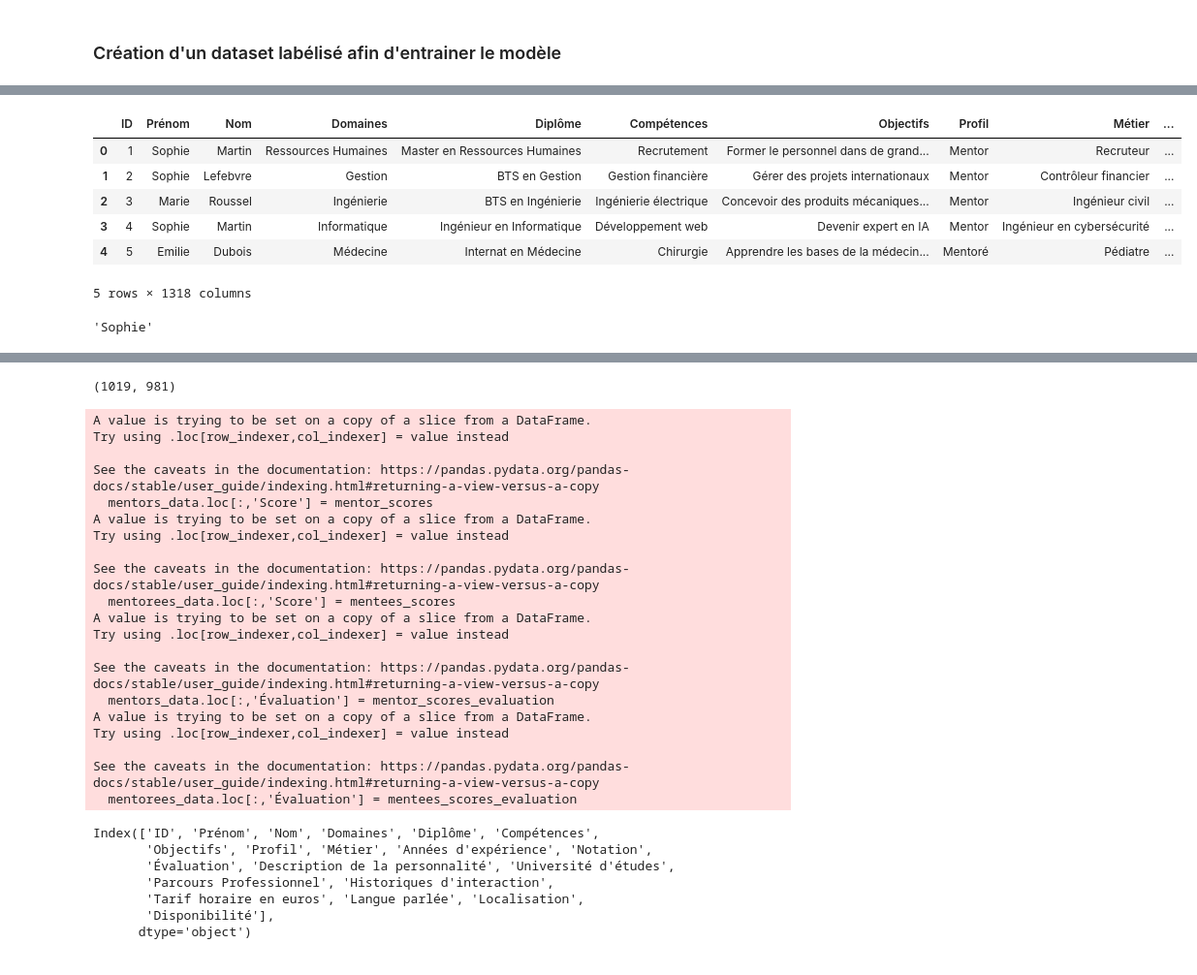
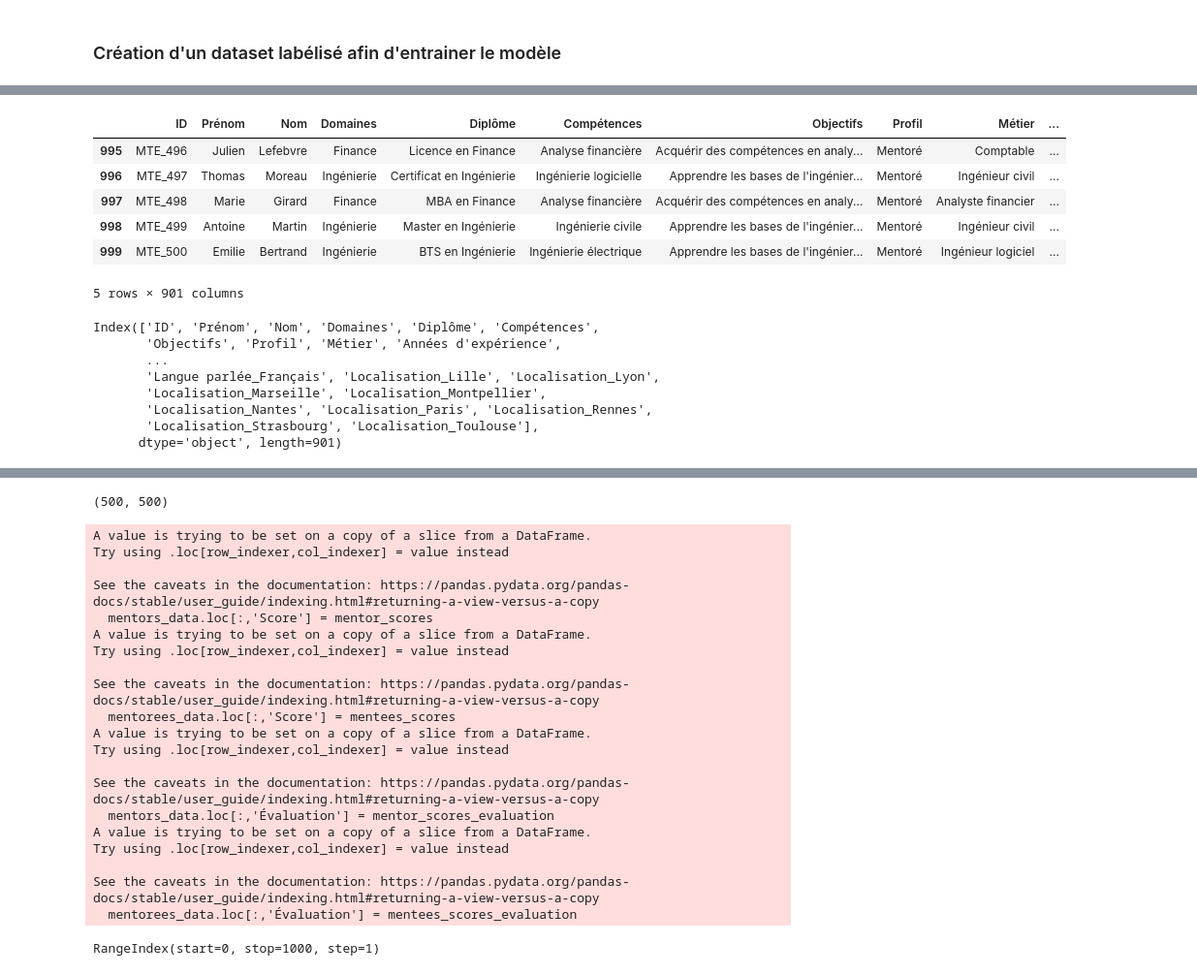
Before and after one commit to MariefloChm/Projet_intensif, a Jupyter notebook: generate_data.ipynb, the cells around one changed output, grey strips where cells are left out. Shown at 97% size. Cells and saved outputs as stored; diff of their text form; code cells hidden in the pictures.

Commit message:
creating matching data and matrix score

```diff
--- a/generate_data.ipynb
+++ b/generate_data.ipynb
@@ -224,5 +229,5 @@ SyntaxError: invalid syntax (2347870419.py, line 214)
 # %%
-df = pd.read_csv('dataset_mentoring_100_domains_coherent.csv')
+df = pd.read_csv('full_dataset.csv')
 data_size = min(len(df[df["Profil"]=="Mentor"]), len(df[df["Profil"]=="Mentoré"]))
 print(data_size)
 # %% [output]
@@ -301,8 +313,8 @@ df.head()
 # %%
 # df_work = df[['Prénom','Nom','Compétences', 'Objectifs', 'Diplôme','Profil']]
 df_work = df.copy()
-num_feat=list(col for col in df_work.drop(columns=["ID","Notation","Évaluation"]).select_dtypes(include=["int","float"]).columns)
-text_feat = [ col for col in df_work.drop(columns=["Prénom","Nom"]).select_dtypes(exclude=["int","float"]).columns]
+num_feat=list(col for col in df_work.drop(columns=["Notation"]).select_dtypes(include=["int","float"]).columns)
+text_feat = [ col for col in df_work.drop(columns=["ID","Prénom","Nom"]).select_dtypes(exclude=["int","float"]).columns]
 # print(text_feat)
 
 
@@ -310,8 +322,8 @@ text_feat = [ col for col in df_work.drop(columns=["Prénom","Nom"]).select_dtyp
 encoder = OneHotEncoder(sparse=False, drop='first')
 # encoder.get
 encoded_features = encoder.fit_transform(df_work[text_feat])
-scaler = MinMaxScaler()
-df_work[num_feat] = scaler.fit_transform(df_work[num_feat])
+# scaler = MinMaxScaler()
+# df_work[num_feat] = scaler.fit_transform(df_work[num_feat])
 
 # Créer un DataFrame avec les caractéristiques encodées
 encoded_df = pd.DataFrame(encoded_features, columns=encoder.get_feature_names_out(text_feat))
@@ -322,19 +334,26 @@ encoded_df = pd.DataFrame(encoded_features, columns=encoder.get_feature_names_ou
 # Concaténer les caractéristiques encodées avec les données mentor et mentoré
 combined_data_encoded = pd.concat([df_work, encoded_df], axis=1)
 # %%
-combined_data_encoded.head()
+combined_data_encoded.tail()
 # %% [output]
 |  | ID | Prénom | Nom | Domaines | Diplôme | Compétences | Objectifs | Profil | Métier | ... |
-| 0 | 1 | Sophie | Martin | Ressources Humaines | Master en Ressources Humaines | Recrutement | Former le personnel dans de grand... | Mentor | Recruteur | ... |
-| 1 | 2 | Sophie | Lefebvre | Gestion | BTS en Gestion | Gestion financière | Gérer des projets internationaux | Mentor | Contrôleur financier | ... |
-| 2 | 3 | Marie | Roussel | Ingénierie | BTS en Ingénierie | Ingénierie électrique | Concevoir des produits mécaniques... | Mentor | Ingénieur civil | ... |
-| 3 | 4 | Sophie | Martin | Informatique | Ingénieur en Informatique | Développement web | Devenir expert en IA | Mentor | Ingénieur en cybersécurité | ... |
-| 4 | 5 | Emilie | Dubois | Médecine | Internat en Médecine | Chirurgie | Apprendre les bases de la médecin... | Mentoré | Pédiatre | ... |
+| 995 | MTE_496 | Julien | Lefebvre | Finance | Licence en Finance | Analyse financière | Acquérir des compétences en analy... | Mentoré | Comptable | ... |
+| 996 | MTE_497 | Thomas | Moreau | Ingénierie | Certificat en Ingénierie | Ingénierie logicielle | Apprendre les bases de l'ingénier... | Mentoré | Ingénieur civil | ... |
+| 997 | MTE_498 | Marie | Girard | Finance | MBA en Finance | Analyse financière | Acquérir des compétences en analy... | Mentoré | Analyste financier | ... |
+| 998 | MTE_499 | Antoine | Martin | Ingénierie | Master en Ingénierie | Ingénierie civile | Apprendre les bases de l'ingénier... | Mentoré | Ingénieur civil | ... |
+| 999 | MTE_500 | Emilie | Bertrand | Ingénierie | BTS en Ingénierie | Ingénierie électrique | Apprendre les bases de l'ingénier... | Mentoré | Ingénieur logiciel | ... |
-5 rows × 1318 columns
+5 rows × 901 columns
-# %%
-combined_data_encoded["Prénom"][0]
-# %% [output]
-'Sophie'
+# %%
+combined_data_encoded.columns
+# %% [output]
+Index(['ID', 'Prénom', 'Nom', 'Domaines', 'Diplôme', 'Compétences',
+       'Objectifs', 'Profil', 'Métier', 'Années d'expérience',
+       ...
+       'Langue parlée_Français', 'Localisation_Lille', 'Localisation_Lyon',
+       'Localisation_Marseille', 'Localisation_Montpellier',
+       'Localisation_Nantes', 'Localisation_Paris', 'Localisation_Rennes',
+       'Localisation_Strasbourg', 'Localisation_Toulouse'],
+      dtype='object', length=901)
 # %%
 features=num_feat+text_feat
 features
@@ -356,19 +375,16 @@ features
  'Langue parlée',
  'Localisation']
 # %%
-# df_work = df[['Compétences', 'Objectifs', 'Diplôme','Profil']]
-# features = num_feat+text_feat
+excluded_features = features+["Prénom","Nom","Évaluation","Notation","Tarif horaire en euros","ID"]
 mentors_data = combined_data_encoded.query("Profil=='Mentor'")
 # mentors_data = mentors_data[features]
 mentorees_data = combined_data_encoded.query("Profil=='Mentoré'")
 # mentorees_data = mentorees_data[features]
 
 # mentors_data_encoded = combined_data_encoded.iloc[:mentors_data.shape[0]]
-mentors_features =mentors_data.drop(columns=features+["Prénom","Nom","Évaluation","Notation","Tarif horaire en euros"])
+mentors_features =mentors_data.drop(columns=excluded_features)
 # mentorees_data_encoded = combined_data_encoded.iloc[mentorees_data.shape[0]:]
-mentorees_features =mentorees_data.drop(columns=features+["Prénom","Nom","Évaluation","Notation","Tarif horaire en euros"])
-
-
+mentorees_features =mentorees_data.drop(columns=excluded_features)
 
 # Calculer les similarités entre mentors et mentoré
 similarities = cosine_similarity(mentors_features, mentorees_features)
@@ -387,8 +403,7 @@ def evaluate_score(score):
         return 'Basse'
 
 
-
-# Évaluation des scores des mentors
+# # Évaluation des scores des mentors
 mentor_scores_evaluation = [evaluate_score(score) for score in mentor_scores]
 mentees_scores_evaluation = [evaluate_score(score) for score in mentees_scores]
 
@@ -397,10 +412,10 @@ mentorees_data.loc[:,'Score'] = mentees_scores
 mentors_data.loc[:,'Évaluation'] = mentor_scores_evaluation
 mentorees_data.loc[:,'Évaluation'] = mentees_scores_evaluation
 
-recommended_mentors = mentors_data.sort_values(by='Score', ascending=False)
-recommended_mentors_to_mentees = mentorees_data.sort_values(by='Score', ascending=False)
+recommended_mentors = mentors_data
+recommended_mentors_to_mentees = mentorees_data
 # %% [output]
-(1019, 981)
+(500, 500)
 A value is trying to be set on a copy of a slice from a DataFrame.
 Try using .loc[row_indexer,col_indexer] = value instead
 
@@ -421,13 +436,3 @@ Try using .loc[row_indexer,col_indexer] = value instead
 
 See the caveats in the documentation: https://pandas.pydata.org/pandas-docs/stable/user_guide/indexing.html#returning-a-view-versus-a-copy
   mentorees_data.loc[:,'Évaluation'] = mentees_scores_evaluation
-# %%
-df.columns
-# %% [output]
-Index(['ID', 'Prénom', 'Nom', 'Domaines', 'Diplôme', 'Compétences',
-       'Objectifs', 'Profil', 'Métier', 'Années d'expérience', 'Notation',
-       'Évaluation', 'Description de la personnalité', 'Université d'études',
-       'Parcours Professionnel', 'Historiques d'interaction',
-       'Tarif horaire en euros', 'Langue parlée', 'Localisation',
-       'Disponibilité'],
-      dtype='object')
@@ -433,0 +484,4 @@ Index(['ID', 'Prénom', 'Nom', 'Domaines', 'Diplôme', 'Compétences',
+# %%
+df["ID"].index
+# %% [output]
+RangeIndex(start=0, stop=1000, step=1)
```
Also changed, not shown: parts of 20 cells of this notebook, 3 other files.
